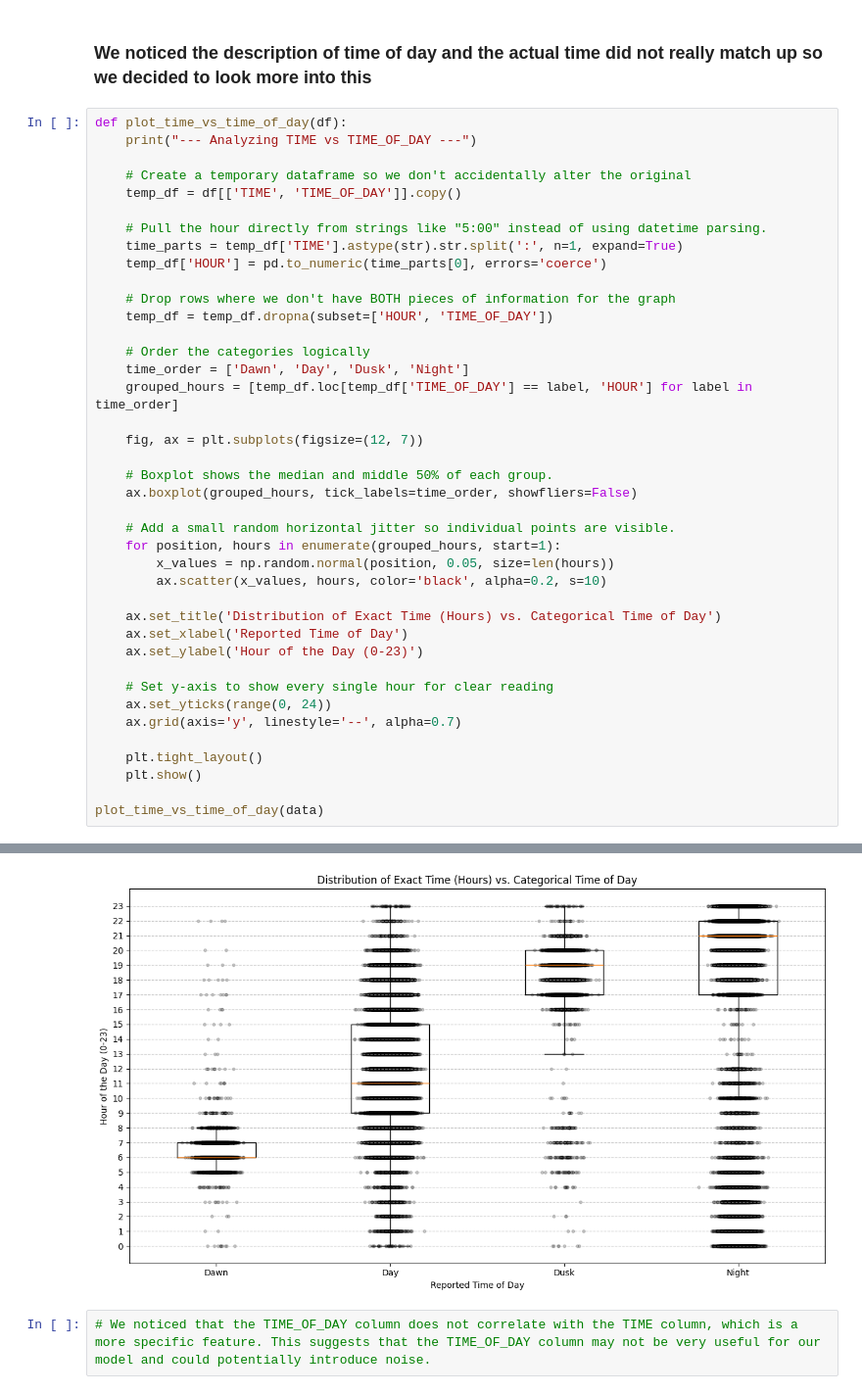
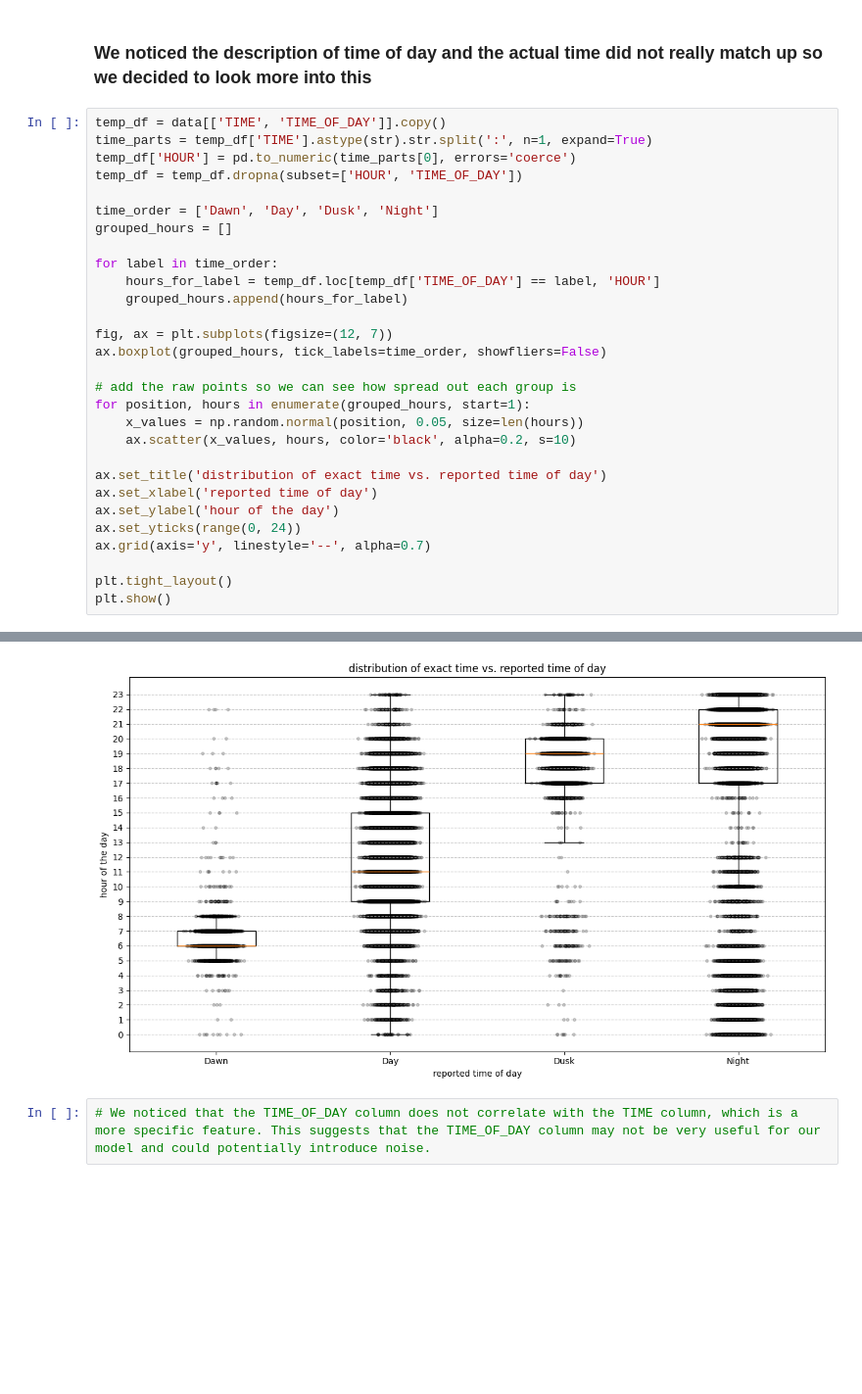
Before and after one commit to oronila/ml-1-project, a Jupyter notebook: main.ipynb, the cells around one changed output, grey strips where cells are left out. Shown at 98% size. Cells and saved outputs as stored; diff of their text form; blank space fills up the shorter version.

```diff
--- a/main.ipynb
+++ b/main.ipynb
@@ -196,43 +196,32 @@ We decided to drop the following columns:
 # %% [markdown]
 ### We noticed the description of time of day and the actual time did not really match up so we decided to look more into this
 # %%
-def plot_time_vs_time_of_day(df):
-    print("--- Analyzing TIME vs TIME_OF_DAY ---")
+temp_df = data[['TIME', 'TIME_OF_DAY']].copy()
+time_parts = temp_df['TIME'].astype(str).str.split(':', n=1, expand=True)
+temp_df['HOUR'] = pd.to_numeric(time_parts[0], errors='coerce')
+temp_df = temp_df.dropna(subset=['HOUR', 'TIME_OF_DAY'])
 
-    # Create a temporary dataframe so we don't accidentally alter the original
-    temp_df = df[['TIME', 'TIME_OF_DAY']].copy()
+time_order = ['Dawn', 'Day', 'Dusk', 'Night']
+grouped_hours = []
 
-    # Pull the hour directly from strings like "5:00" instead of using datetime parsing.
-    time_parts = temp_df['TIME'].astype(str).str.split(':', n=1, expand=True)
-    temp_df['HOUR'] = pd.to_numeric(time_parts[0], errors='coerce')
+for label in time_order:
+    hours_for_label = temp_df.loc[temp_df['TIME_OF_DAY'] == label, 'HOUR']
+    grouped_hours.append(hours_for_label)
 
-    # Drop rows where we don't have BOTH pieces of information for the graph
-    temp_df = temp_df.dropna(subset=['HOUR', 'TIME_OF_DAY'])
+fig, ax = plt.subplots(figsize=(12, 7))
+ax.boxplot(grouped_hours, tick_labels=time_order, showfliers=False)
 
-    # Order the categories logically
-    time_order = ['Dawn', 'Day', 'Dusk', 'Night']
-    grouped_hours = [temp_df.loc[temp_df['TIME_OF_DAY'] == label, 'HOUR'] for label in time_order]
+# add the raw points so we can see how spread out each group is
+for position, hours in enumerate(grouped_hours, start=1):
+    x_values = np.random.normal(position, 0.05, size=len(hours))
+    ax.scatter(x_values, hours, color='black', alpha=0.2, s=10)
 
-    fig, ax = plt.subplots(figsize=(12, 7))
+ax.set_title('distribution of exact time vs. reported time of day')
+ax.set_xlabel('reported time of day')
+ax.set_ylabel('hour of the day')
+ax.set_yticks(range(0, 24))
+ax.grid(axis='y', linestyle='--', alpha=0.7)
 
-    # Boxplot shows the median and middle 50% of each group.
-    ax.boxplot(grouped_hours, tick_labels=time_order, showfliers=False)
-
-    # Add a small random horizontal jitter so individual points are visible.
-    for position, hours in enumerate(grouped_hours, start=1):
-        x_values = np.random.normal(position, 0.05, size=len(hours))
-        ax.scatter(x_values, hours, color='black', alpha=0.2, s=10)
-
-    ax.set_title('Distribution of Exact Time (Hours) vs. Categorical Time of Day')
-    ax.set_xlabel('Reported Time of Day')
-    ax.set_ylabel('Hour of the Day (0-23)')
-
-    # Set y-axis to show every single hour for clear reading
-    ax.set_yticks(range(0, 24))
-    ax.grid(axis='y', linestyle='--', alpha=0.7)
-
-    plt.tight_layout()
-    plt.show()
-
-plot_time_vs_time_of_day(data)
+plt.tight_layout()
+plt.show()
 # %% [output]
@@ -240,3 +228,3 @@ plot_time_vs_time_of_day(data)
-[figure, old version]
+[figure, new version]
 # %%
 # We noticed that the TIME_OF_DAY column does not correlate with the TIME column, which is a more specific feature. This suggests that the TIME_OF_DAY column may not be very useful for our model and could potentially introduce noise.
```
Also changed, not shown: parts of 33 cells of this notebook, 1 other file.
